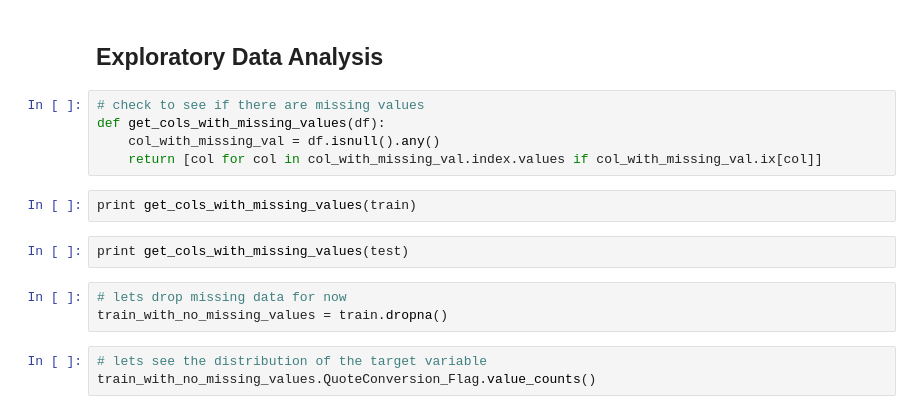
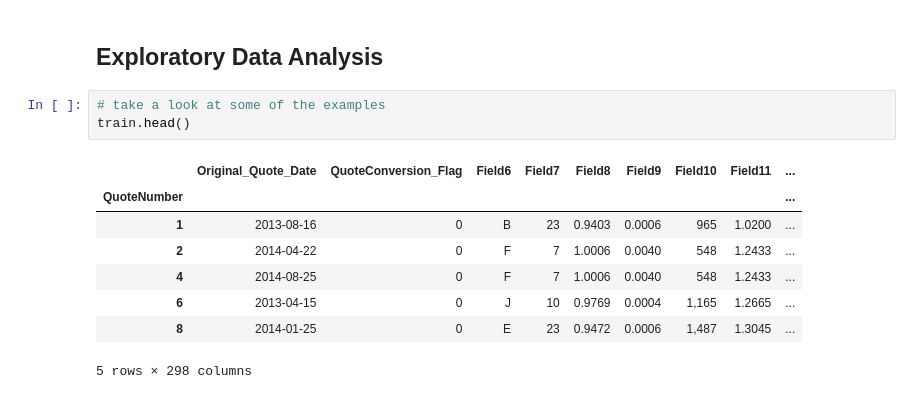
Before and after one commit to numb3r33/Kaggle-Competitions, a Jupyter notebook: Home Insurance/Exploratory Analysis.ipynb, the cells around one changed output. Drawn from its saved outputs; the diff is of its cells as text.

```diff
--- a/Home Insurance/Exploratory Analysis.ipynb
+++ b/Home Insurance/Exploratory Analysis.ipynb
@@ -24,18 +24,15 @@ print len(train.columns)
 298
 # %% [markdown]
 ## Exploratory Data Analysis
-# %%
-# check to see if there are missing values
-def get_cols_with_missing_values(df):
-    col_with_missing_val = df.isnull().any()
-    return [col for col in col_with_missing_val.index.values if col_with_missing_val.ix[col]]
-# %%
-print get_cols_with_missing_values(train)
-# %%
-print get_cols_with_missing_values(test)
-# %%
-# lets drop missing data for now
-train_with_no_missing_values = train.dropna()
-# %%
-# lets see the distribution of the target variable
-train_with_no_missing_values.QuoteConversion_Flag.value_counts()
+# %%
+# take a look at some of the examples
+train.head()
+# %% [output]
+|  | Original_Quote_Date | QuoteConversion_Flag | Field6 | Field7 | Field8 | Field9 | Field10 | Field11 | ... |
+| QuoteNumber |  |  |  |  |  |  |  |  | ... |
+| 1 | 2013-08-16 | 0 | B | 23 | 0.9403 | 0.0006 | 965 | 1.0200 | ... |
+| 2 | 2014-04-22 | 0 | F | 7 | 1.0006 | 0.0040 | 548 | 1.2433 | ... |
+| 4 | 2014-08-25 | 0 | F | 7 | 1.0006 | 0.0040 | 548 | 1.2433 | ... |
+| 6 | 2013-04-15 | 0 | J | 10 | 0.9769 | 0.0004 | 1,165 | 1.2665 | ... |
+| 8 | 2014-01-25 | 0 | E | 23 | 0.9472 | 0.0006 | 1,487 | 1.3045 | ... |
+5 rows × 298 columns
```
Also changed, not shown: parts of 30 cells of this notebook, 2 other files.
